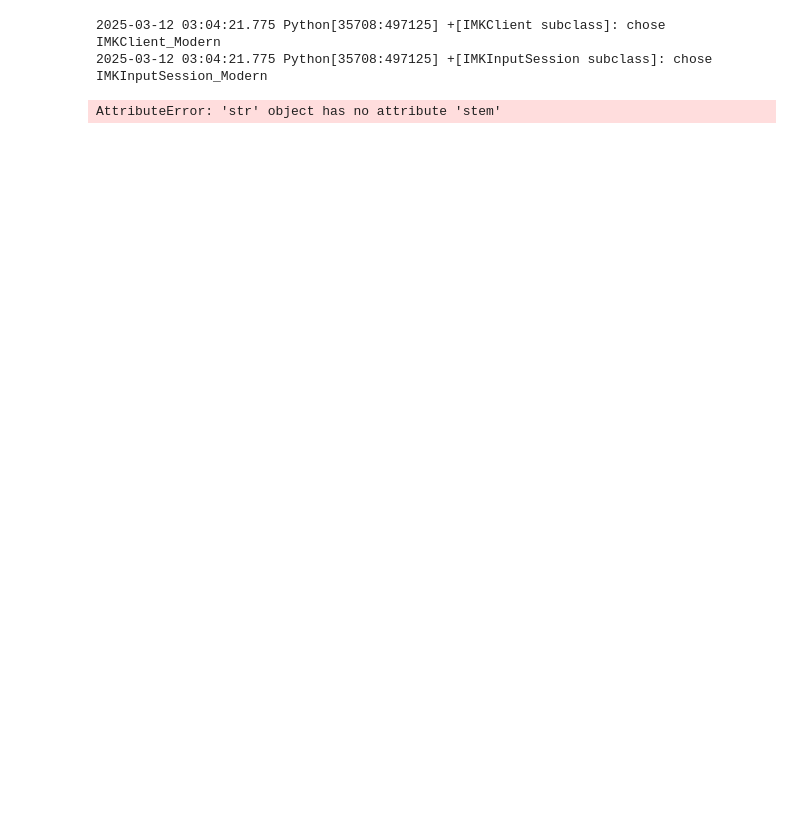
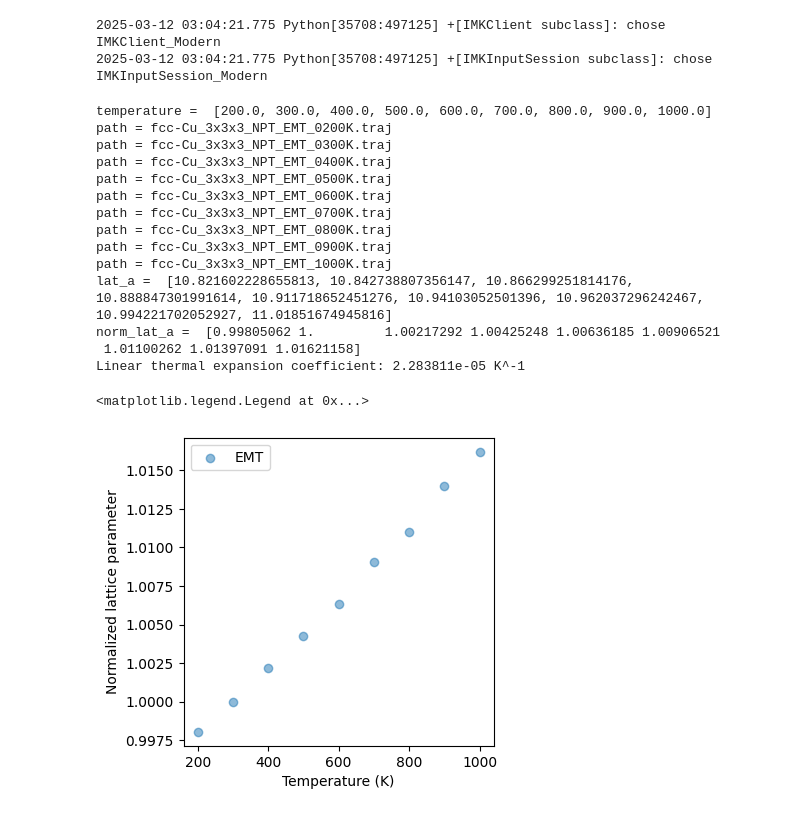
Before and after one commit to deng-group/MLE4217_5219_book, a Jupyter notebook: models_and_theories_II/md_mc.ipynb, the cells around one changed output. Cells and saved outputs as stored; diff of their text form; code cells hidden in the pictures; blank space fills up the shorter version.

```diff
--- a/models_and_theories_II/md_mc.ipynb
+++ b/models_and_theories_II/md_mc.ipynb
@@ -255,39 +273,67 @@ for i,temperature in enumerate(temperature_list):
 import matplotlib.pyplot as plt
 import numpy as np
 from pathlib import Path
 from ase.io import read,Trajectory
 
 time_step = 10.0  # Time step size between each snapshots recorded in traj
-paths = [f"fcc-Cu_3x3x3_NPT_EMT_{Temp}K.traj" for Temp in temperature_list]
+paths = [f"fcc-Cu_3x3x3_NPT_EMT_{str(int(Temp)).zfill(4)}K.traj" for Temp in temperature_list]
 path_list = sorted([ p for p in paths ])
 
 # Temperature list extracted from the filename
-temperature = [ float(p.stem.split("_")[-1].replace("K","")) for p in path_list ]
+temperature = [ float((p.split("_")[-1].replace("K","")).split('.traj')[0]) for p in path_list ]
 print("temperature = ",temperature)
 
 # Compute lattice parameter
 lat_a = []
 for path in path_list:
     print(f"path = {path}")
     traj = Trajectory(path)
     vol = [ atoms.get_volume() for atoms in traj ]
     lat_a.append(np.mean(vol[int(len(vol)/2):])**(1/3))
 
 print("lat_a = ",lat_a)
 
-# Normalize relative to the value at 300 K
-norm_lat_a = lat_a/lat_a[1]
-print("norm_lat_a = ",norm_lat_a)
+# Normalize relative to the value at 300 K (which is at index 1 in the temperature_list)
+norm_lat_a = np.array(lat_a)/lat_a[1]
+print("norm_lat_a = ", norm_lat_a)
+# Compute linear thermal expansion coefficient
+# For linear thermal expansion coefficient α = (1/L)*(dL/dT)
+# where L is the lattice parameter at reference temperature (300K)
 
+# Using polyfit to get the slope of lattice parameter vs temperature
+coef = np.polyfit(temperature, norm_lat_a, 1)
+slope = coef[0]  # This is dL/dT normalized by L at 300K
+alpha = slope  # Since we normalized by L at 300K, this is directly the coefficient
+
+# Create a linear fit line for plotting
+fit_line = np.polyval(coef, temperature)
+
+# Print the thermal expansion coefficient
+print(f"Linear thermal expansion coefficient: {alpha:.6e} K^-1")
 # Plot
 fig = plt.figure(figsize=(4,4))
 ax = fig.add_subplot(1, 1, 1)
 ax.set_xlabel('Temperature (K)')  # x axis label
 ax.set_ylabel('Normalized lattice parameter')  # y axis label
 ax.scatter(temperature[:len(norm_lat_a)],norm_lat_a, alpha=0.5,label='EMT')
 ax.legend(loc="upper left")
 # %% [output]
-AttributeError: 'str' object has no attribute 'stem'
+temperature =  [200.0, 300.0, 400.0, 500.0, 600.0, 700.0, 800.0, 900.0, 1000.0]
+path = fcc-Cu_3x3x3_NPT_EMT_0200K.traj
+path = fcc-Cu_3x3x3_NPT_EMT_0300K.traj
+path = fcc-Cu_3x3x3_NPT_EMT_0400K.traj
+path = fcc-Cu_3x3x3_NPT_EMT_0500K.traj
+path = fcc-Cu_3x3x3_NPT_EMT_0600K.traj
+path = fcc-Cu_3x3x3_NPT_EMT_0700K.traj
+path = fcc-Cu_3x3x3_NPT_EMT_0800K.traj
+path = fcc-Cu_3x3x3_NPT_EMT_0900K.traj
+path = fcc-Cu_3x3x3_NPT_EMT_1000K.traj
+lat_a =  [10.821602228655813, 10.842738807356147, 10.866299251814176, 10.888847301991614, 10.911718652451276, 10.94103052501396, 10.962037296242467, 10.994221702052927, 11.01851674945816]
+norm_lat_a =  [0.99805062 1.         1.00217292 1.00425248 1.00636185 1.00906521
+ 1.01100262 1.01397091 1.01621158]
+Linear thermal expansion coefficient: 2.283811e-05 K^-1
+<matplotlib.legend.Legend at 0x...>
+[figure, added]
 # %% [markdown]
 ## Monte Carlo: Ising Model
 
```
Also changed, not shown: parts of 3 cells of this notebook.
